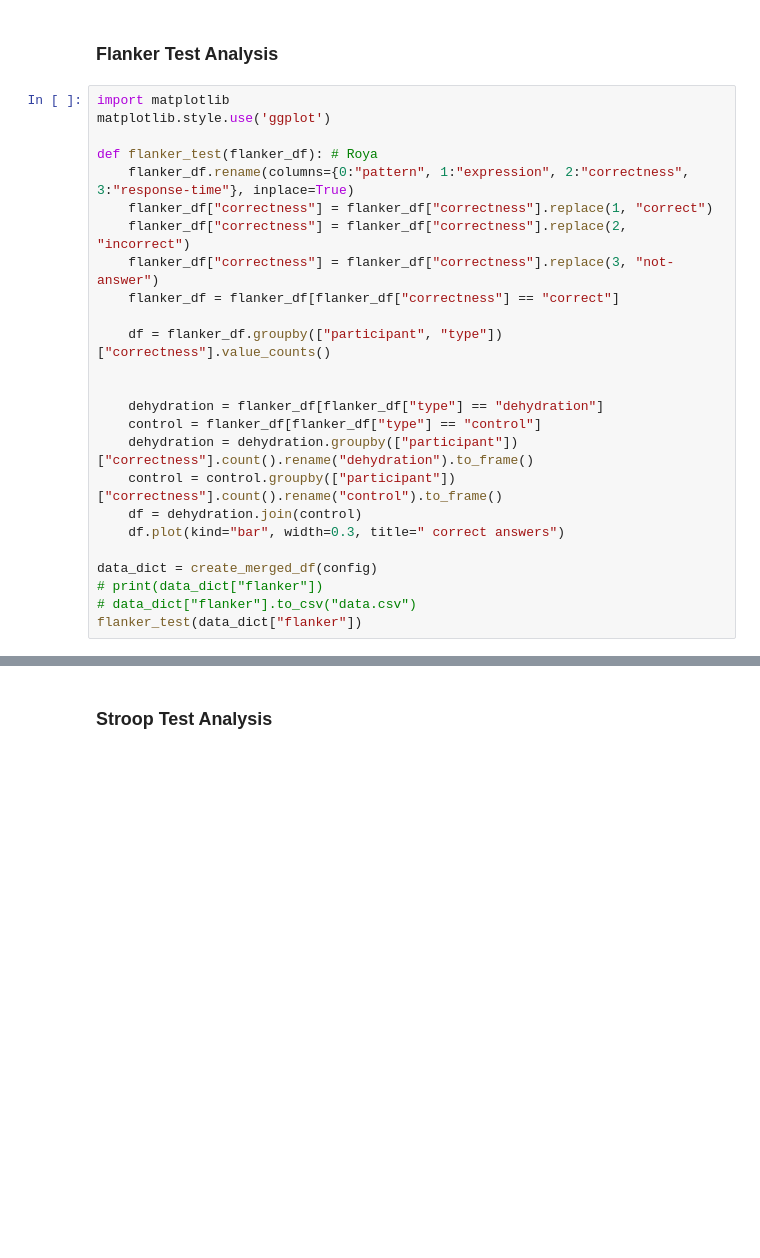
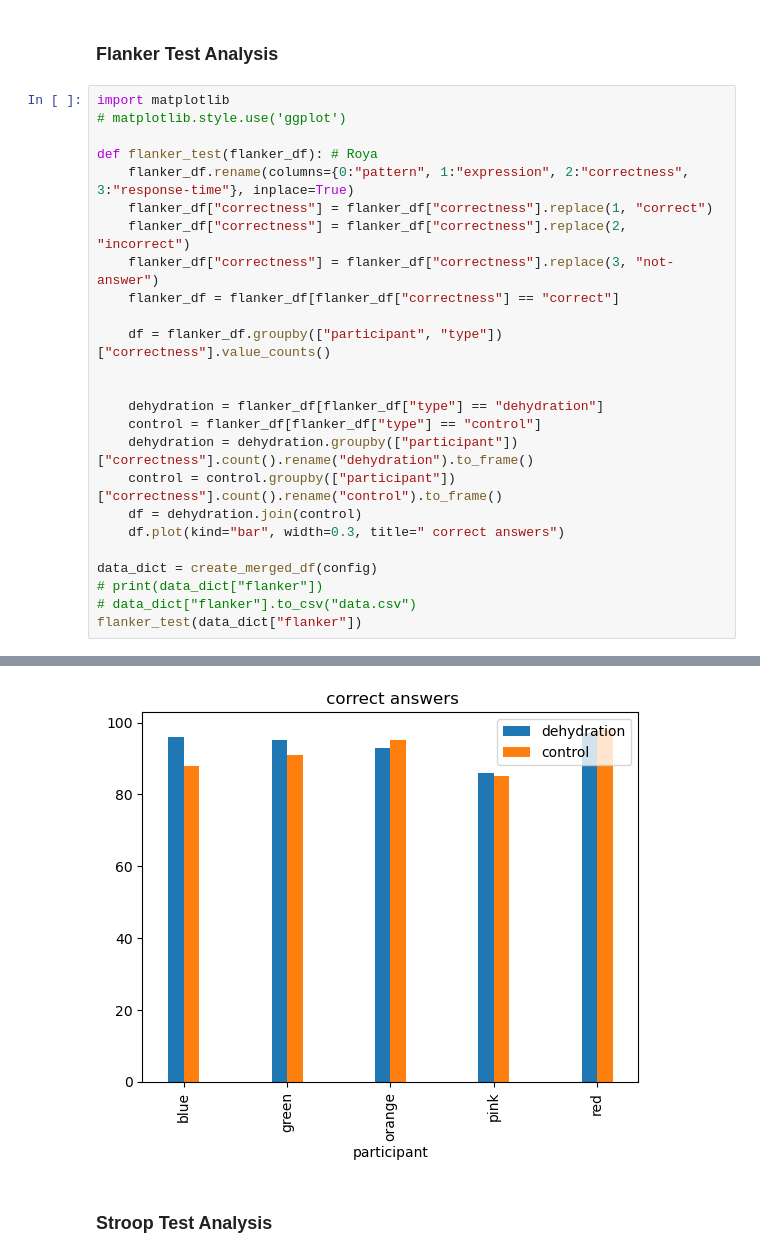
Before and after one commit to Roya-Gharehbeiklou/HydroHomies, a Jupyter notebook: template.ipynb, the cells around one changed output, grey strips where cells are left out. Drawn from its saved outputs; the diff is of its cells as text; blank space fills up the shorter version.

```diff
--- a/template.ipynb
+++ b/template.ipynb
@@ -103,7 +119,7 @@ df_dict = create_merged_df(config)
 ### Flanker Test Analysis
 # %%
 import matplotlib
-matplotlib.style.use('ggplot')
+# matplotlib.style.use('ggplot')
 
 def flanker_test(flanker_df): # Roya
     flanker_df.rename(columns={0:"pattern", 1:"expression", 2:"correctness", 3:"response-time"}, inplace=True)
@@ -126,3 +142,4 @@ data_dict = create_merged_df(config)
 # print(data_dict["flanker"])
 # data_dict["flanker"].to_csv("data.csv")
 flanker_test(data_dict["flanker"])
+# %% [output]
@@ -129,3 +163,4 @@ flanker_test(data_dict["flanker"])
+[figure, added]
 # %% [markdown]
 ### Stroop Test  Analysis
 # %%
```
Also changed, not shown: parts of 3 cells of this notebook.
